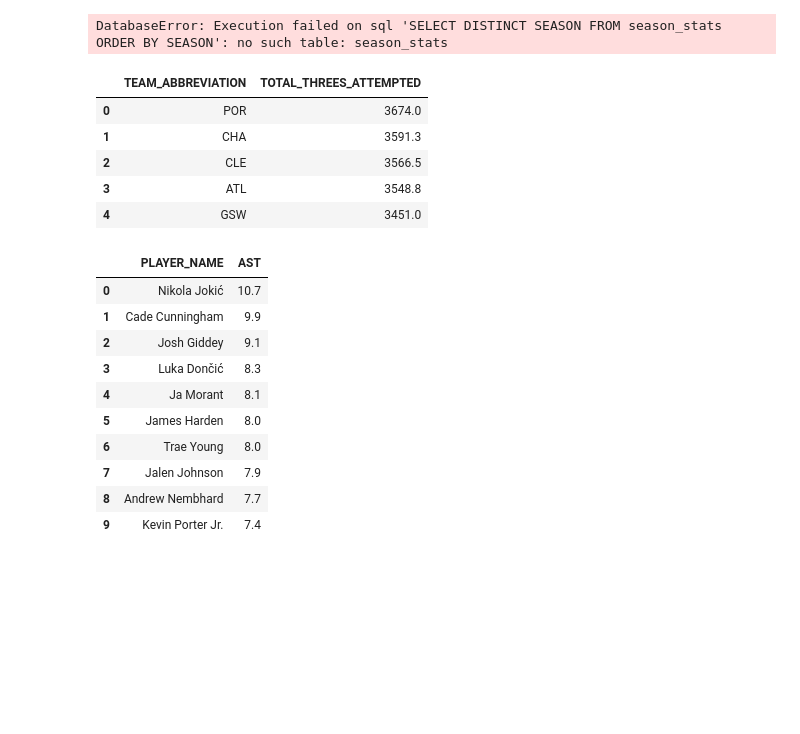
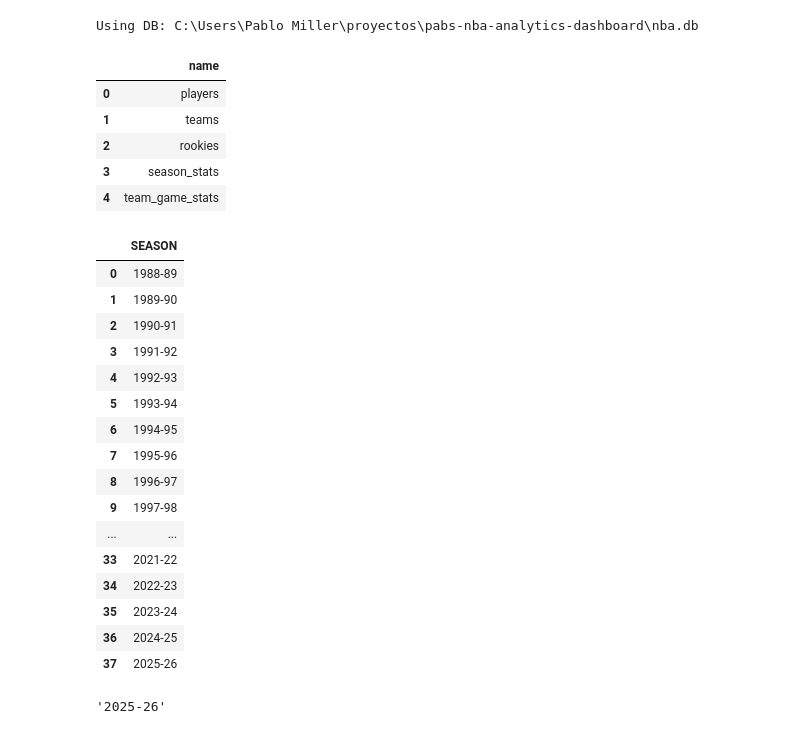
Before and after one commit to Pab200/pabs-nba-analytics-dashboard, a Jupyter notebook: notebooks/reference/analysis_using_sql.ipynb, the cells around one changed output. Saved outputs shown, nothing was run; the diff lists cells and outputs as text; code cells hidden in the pictures; blank space fills up the shorter version.

Commit message:
notebook adding, still to be fully done but not high importance

```diff
--- a/notebooks/reference/analysis_using_sql.ipynb
+++ b/notebooks/reference/analysis_using_sql.ipynb
@@ -49,57 +15,49 @@ Final sys.path:
 import pandas as pd
 import matplotlib.pyplot as plt
 
-from src.db import run_query
+from src.db import run_query, DB_PATH
 from src.colors import get_primary, get_secondary
 from src.metrics import add_advanced_metrics
 
 plt.style.use("ggplot")
+
+print("Using DB:", DB_PATH)
+# %% [output]
+Using DB: C:\Users\Pablo Miller\proyectos\pabs-nba-analytics-dashboard\nba.db
 # %%
-seasons = run_query("SELECT DISTINCT SEASON FROM season_stats ORDER BY SEASON")
-seasons
+tables = run_query("SELECT name FROM sqlite_master WHERE type='table'")
+tables
 # %% [output]
-DatabaseError: Execution failed on sql 'SELECT DISTINCT SEASON FROM season_stats ORDER BY SEASON': no such table: season_stats
+|  | name |
+| 0 | players |
+| 1 | teams |
+| 2 | rookies |
+| 3 | season_stats |
+| 4 | team_game_stats |
 # %%
-# Which teams attempted the most threes?
-
-query = """
-SELECT TEAM_ABBREVIATION, SUM(FG3A * GP) AS TOTAL_THREES_ATTEMPTED
-FROM season_stats
-GROUP BY TEAM_ABBREVIATION
-ORDER BY TOTAL_THREES_ATTEMPTED DESC
-LIMIT 5;
-"""
-
-df = pd.read_sql_query(query, conn)
-df
+seasons = run_query("SELECT DISTINCT SEASON FROM season_stats ORDER BY SEASON")
+seasons
 # %% [output]
-|  | TEAM_ABBREVIATION | TOTAL_THREES_ATTEMPTED |
-| 0 | POR | 3674.0 |
-| 1 | CHA | 3591.3 |
-| 2 | CLE | 3566.5 |
-| 3 | ATL | 3548.8 |
-| 4 | GSW | 3451.0 |
+|  | SEASON |
+| 0 | 1988-89 |
+| 1 | 1989-90 |
+| 2 | 1990-91 |
+| 3 | 1991-92 |
+| 4 | 1992-93 |
+| 5 | 1993-94 |
+| 6 | 1994-95 |
+| 7 | 1995-96 |
+| 8 | 1996-97 |
+| 9 | 1997-98 |
+| ... | ... |
+| 33 | 2021-22 |
+| 34 | 2022-23 |
+| 35 | 2023-24 |
+| 36 | 2024-25 |
+| 37 | 2025-26 |
 # %%
-query = """
-SELECT PLAYER_NAME, PTS, GP, TEAM_ABBREVIATION
-FROM season_stats
-WHERE SEASON = ?
-ORDER BY PTS DESC
-LIMIT 10
-"""
-
-df_top_scorers = run_query(query, (selected_season,))
-df_top_scorers
+selected_season = seasons["SEASON"].iloc[-1]  # most recent season
+selected_season
 # %% [output]
-|  | PLAYER_NAME | AST |
-| 0 | Nikola Jokić | 10.7 |
-| 1 | Cade Cunningham | 9.9 |
-| 2 | Josh Giddey | 9.1 |
-| 3 | Luka Dončić | 8.3 |
-| 4 | Ja Morant | 8.1 |
-| 5 | James Harden | 8.0 |
-| 6 | Trae Young | 8.0 |
-| 7 | Jalen Johnson | 7.9 |
-| 8 | Andrew Nembhard | 7.7 |
-| 9 | Kevin Porter Jr. | 7.4 |
+'2025-26'
 # %%
```
Also changed, not shown: parts of 7 cells of this notebook.
